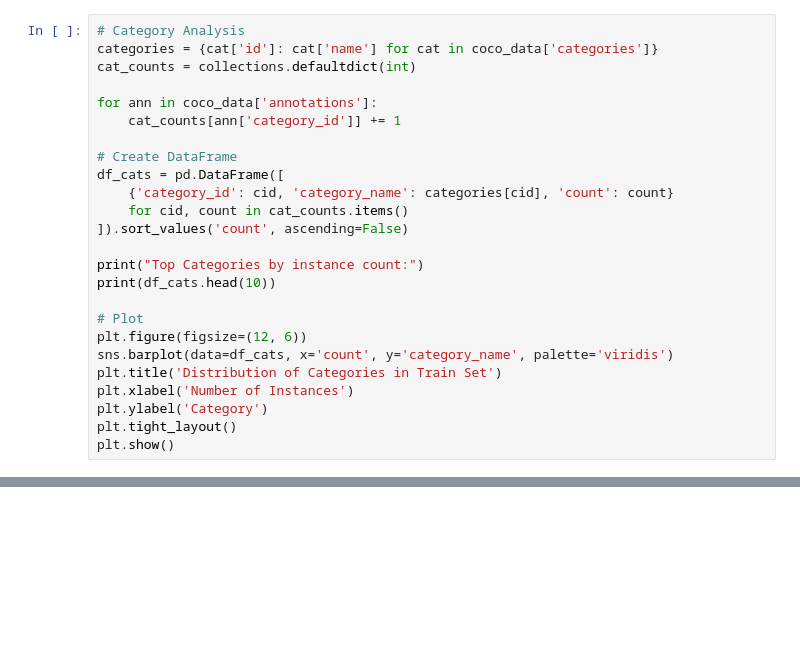
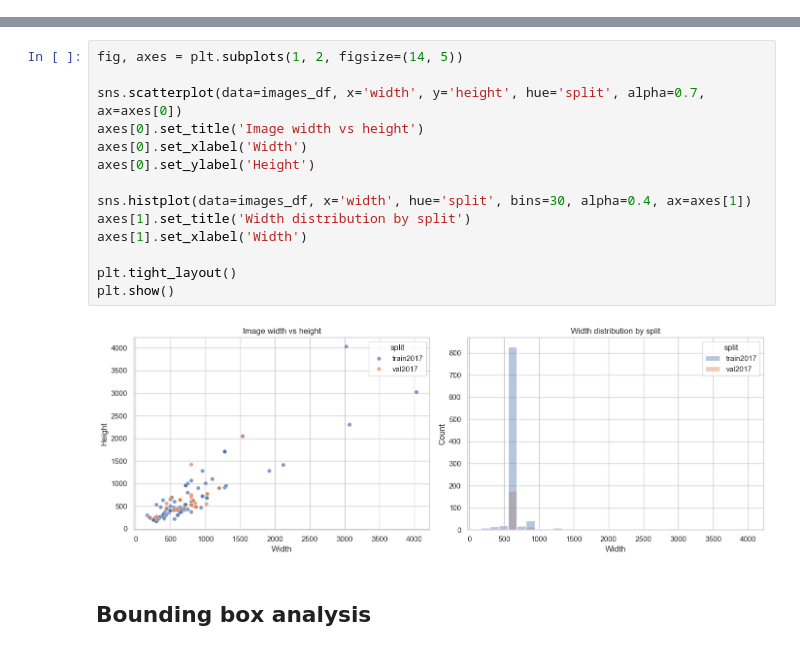
Before and after one commit to DogRog/no-time-to-train, a Jupyter notebook: notebooks/eda_olive_diseases.ipynb, the cells around one changed output, grey strips where cells are left out. Cells and saved outputs as stored; diff of their text form; blank space fills up the shorter version.

Commit message:
Visualizations

```diff
--- a/notebooks/eda_olive_diseases.ipynb
+++ b/notebooks/eda_olive_diseases.ipynb
@@ -121,25 +0,0 @@ Number of Categories: 5
-# %%
-# Category Analysis
-categories = {cat['id']: cat['name'] for cat in coco_data['categories']}
-cat_counts = collections.defaultdict(int)
-
-for ann in coco_data['annotations']:
-    cat_counts[ann['category_id']] += 1
-
-# Create DataFrame
-df_cats = pd.DataFrame([
-    {'category_id': cid, 'category_name': categories[cid], 'count': count}
-    for cid, count in cat_counts.items()
-]).sort_values('count', ascending=False)
-
-print("Top Categories by instance count:")
-print(df_cats.head(10))
-
-# Plot
-plt.figure(figsize=(12, 6))
-sns.barplot(data=df_cats, x='count', y='category_name', palette='viridis')
-plt.title('Distribution of Categories in Train Set')
-plt.xlabel('Number of Instances')
-plt.ylabel('Category')
-plt.tight_layout()
-plt.show()
@@ -215,0 +227,18 @@ Could not find image: 000000001152.jpg
+# %%
+fig, axes = plt.subplots(1, 2, figsize=(14, 5))
+
+sns.scatterplot(data=images_df, x='width', y='height', hue='split', alpha=0.7, ax=axes[0])
+axes[0].set_title('Image width vs height')
+axes[0].set_xlabel('Width')
+axes[0].set_ylabel('Height')
+
+sns.histplot(data=images_df, x='width', hue='split', bins=30, alpha=0.4, ax=axes[1])
+axes[1].set_title('Width distribution by split')
+axes[1].set_xlabel('Width')
+
+plt.tight_layout()
+plt.show()
+# %% [output]
+[figure, added]
+# %% [markdown]
+## Bounding box analysis
```
Also changed, not shown: parts of 30 cells of this notebook, 6 other files.
